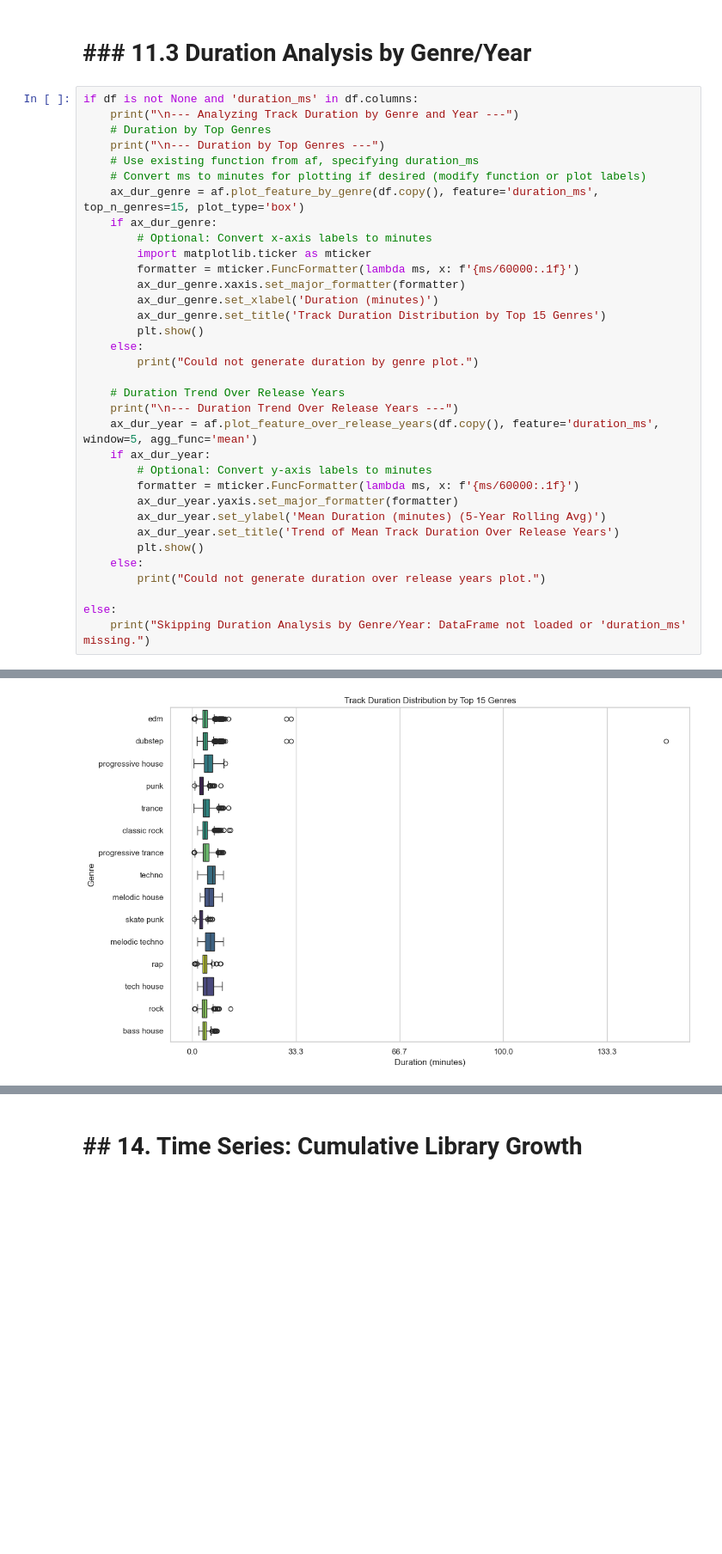
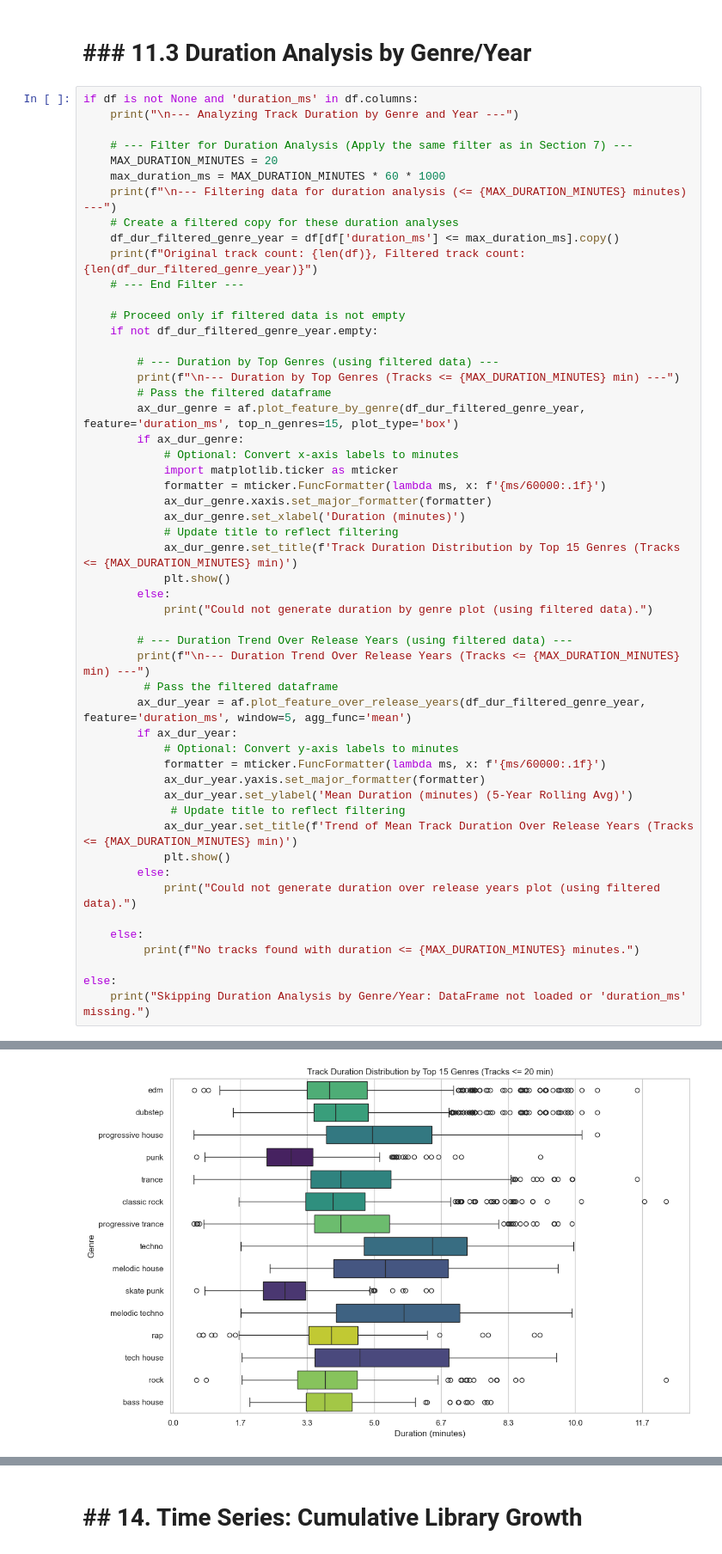
Before and after one commit to dougstrouth/spotipy_data_retrieval, a Jupyter notebook: analysis.ipynb, the cells around one changed output, grey strips where cells are left out. Shown at 86% size. Drawn from its saved outputs; the diff is of its cells as text; blank space fills up the shorter version.

Commit message:
final time filter on 11.3

```diff
--- a/analysis.ipynb
+++ b/analysis.ipynb
@@ -1013,34 +1013,52 @@ else:
 # %%
 if df is not None and 'duration_ms' in df.columns:
     print("\n--- Analyzing Track Duration by Genre and Year ---")
-    # Duration by Top Genres
-    print("\n--- Duration by Top Genres ---")
-    # Use existing function from af, specifying duration_ms
-    # Convert ms to minutes for plotting if desired (modify function or plot labels)
-    ax_dur_genre = af.plot_feature_by_genre(df.copy(), feature='duration_ms', top_n_genres=15, plot_type='box')
-    if ax_dur_genre:
-        # Optional: Convert x-axis labels to minutes
-        import matplotlib.ticker as mticker
-        formatter = mticker.FuncFormatter(lambda ms, x: f'{ms/60000:.1f}')
-        ax_dur_genre.xaxis.set_major_formatter(formatter)
-        ax_dur_genre.set_xlabel('Duration (minutes)')
-        ax_dur_genre.set_title('Track Duration Distribution by Top 15 Genres')
-        plt.show()
+
+    # --- Filter for Duration Analysis (Apply the same filter as in Section 7) ---
+    MAX_DURATION_MINUTES = 20
+    max_duration_ms = MAX_DURATION_MINUTES * 60 * 1000
+    print(f"\n--- Filtering data for duration analysis (<= {MAX_DURATION_MINUTES} minutes) ---")
+    # Create a filtered copy for these duration analyses
+    df_dur_filtered_genre_year = df[df['duration_ms'] <= max_duration_ms].copy()
+    print(f"Original track count: {len(df)}, Filtered track count: {len(df_dur_filtered_genre_year)}")
+    # --- End Filter ---
+
+    # Proceed only if filtered data is not empty
+    if not df_dur_filtered_genre_year.empty:
+
+        # --- Duration by Top Genres (using filtered data) ---
+        print(f"\n--- Duration by Top Genres (Tracks <= {MAX_DURATION_MINUTES} min) ---")
+        # Pass the filtered dataframe
+        ax_dur_genre = af.plot_feature_by_genre(df_dur_filtered_genre_year, feature='duration_ms', top_n_genres=15, plot_type='box')
+        if ax_dur_genre:
+            # Optional: Convert x-axis labels to minutes
+            import matplotlib.ticker as mticker
+            formatter = mticker.FuncFormatter(lambda ms, x: f'{ms/60000:.1f}')
+            ax_dur_genre.xaxis.set_major_formatter(formatter)
+            ax_dur_genre.set_xlabel('Duration (minutes)')
+            # Update title to reflect filtering
+            ax_dur_genre.set_title(f'Track Duration Distribution by Top 15 Genres (Tracks <= {MAX_DURATION_MINUTES} min)')
+            plt.show()
+        else:
+            print("Could not generate duration by genre plot (using filtered data).")
+
+        # --- Duration Trend Over Release Years (using filtered data) ---
+        print(f"\n--- Duration Trend Over Release Years (Tracks <= {MAX_DURATION_MINUTES} min) ---")
+         # Pass the filtered dataframe
+        ax_dur_year = af.plot_feature_over_release_years(df_dur_filtered_genre_year, feature='duration_ms', window=5, agg_func='mean')
+        if ax_dur_year:
+            # Optional: Convert y-axis labels to minutes
+            formatter = mticker.FuncFormatter(lambda ms, x: f'{ms/60000:.1f}')
+            ax_dur_year.yaxis.set_major_formatter(formatter)
+            ax_dur_year.set_ylabel('Mean Duration (minutes) (5-Year Rolling Avg)')
+             # Update title to reflect filtering
+            ax_dur_year.set_title(f'Trend of Mean Track Duration Over Release Years (Tracks <= {MAX_DURATION_MINUTES} min)')
+            plt.show()
+        else:
+            print("Could not generate duration over release years plot (using filtered data).")
+
     else:
-        print("Could not generate duration by genre plot.")
-
-    # Duration Trend Over Release Years
-    print("\n--- Duration Trend Over Release Years ---")
-    ax_dur_year = af.plot_feature_over_release_years(df.copy(), feature='duration_ms', window=5, agg_func='mean')
-    if ax_dur_year:
-        # Optional: Convert y-axis labels to minutes
-        formatter = mticker.FuncFormatter(lambda ms, x: f'{ms/60000:.1f}')
-        ax_dur_year.yaxis.set_major_formatter(formatter)
-        ax_dur_year.set_ylabel('Mean Duration (minutes) (5-Year Rolling Avg)')
-        ax_dur_year.set_title('Trend of Mean Track Duration Over Release Years')
-        plt.show()
-    else:
-        print("Could not generate duration over release years plot.")
+         print(f"No tracks found with duration <= {MAX_DURATION_MINUTES} minutes.")
 
 else:
     print("Skipping Duration Analysis by Genre/Year: DataFrame not loaded or 'duration_ms' missing.")
@@ -1051 +1072 @@ else:
-[figure, old version]
+[figure, new version]
```
Also changed, not shown: parts of 1 cell of this notebook.
